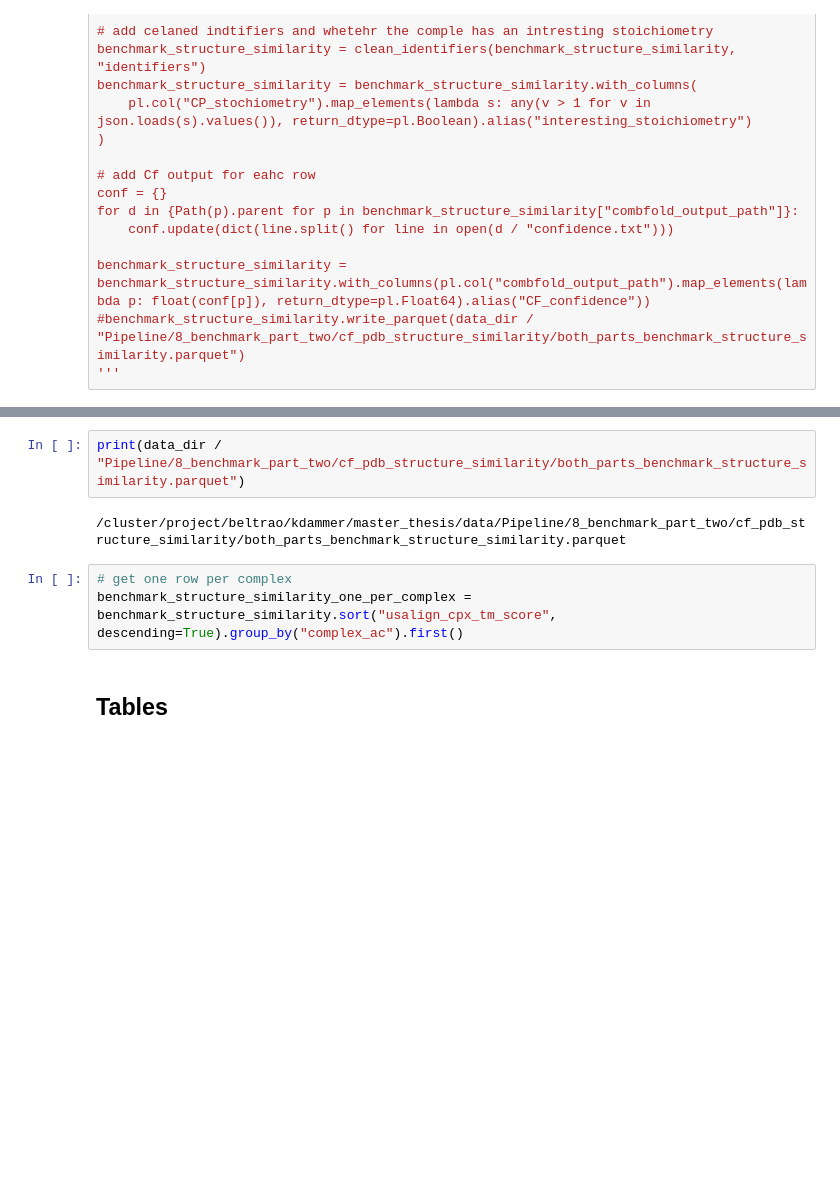
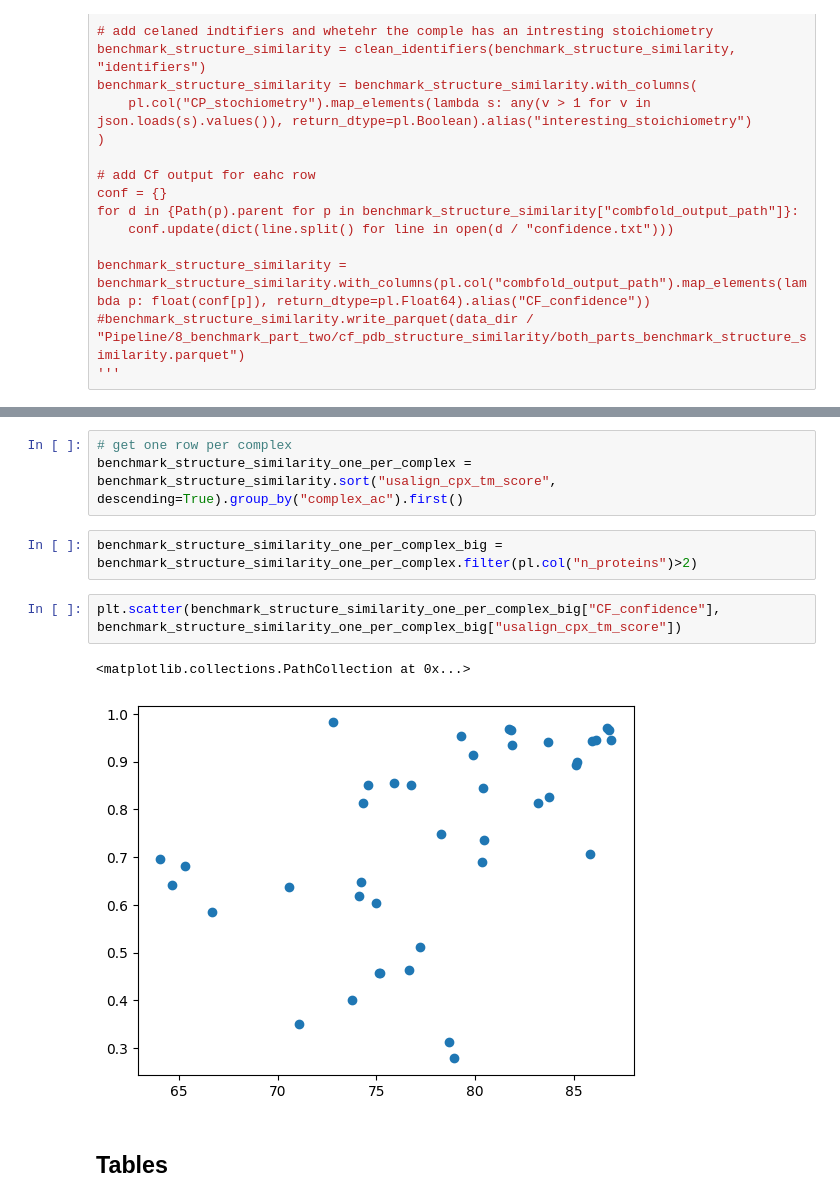
Before and after one commit to Kim-Dammer/master_thesis, a Jupyter notebook: notebooks/14_benchmark_analysis.ipynb, the cells around one changed output, grey strips where cells are left out. Cells and saved outputs as stored; diff of their text form; blank space fills up the shorter version.

```diff
--- a/notebooks/14_benchmark_analysis.ipynb
+++ b/notebooks/14_benchmark_analysis.ipynb
@@ -43,10 +54,13 @@ benchmark_structure_similarity = pl.read_parquet(data_dir / "Pipeline/8_benchmar
-# %%
-print(data_dir / "Pipeline/8_benchmark_part_two/cf_pdb_structure_similarity/both_parts_benchmark_structure_similarity.parquet")
-# %% [output]
-/cluster/project/beltrao/kdammer/master_thesis/data/Pipeline/8_benchmark_part_two/cf_pdb_structure_similarity/both_parts_benchmark_structure_similarity.parquet
 # %%
 # get one row per complex
 benchmark_structure_similarity_one_per_complex = benchmark_structure_similarity.sort("usalign_cpx_tm_score", descending=True).group_by("complex_ac").first()
+# %%
+benchmark_structure_similarity_one_per_complex_big = benchmark_structure_similarity_one_per_complex.filter(pl.col("n_proteins")>2)
+# %%
+plt.scatter(benchmark_structure_similarity_one_per_complex_big["CF_confidence"], benchmark_structure_similarity_one_per_complex_big["usalign_cpx_tm_score"])
+# %% [output]
+<matplotlib.collections.PathCollection at 0x...>
+[figure, added]
 # %% [markdown]
 ## Tables
 # %%
```
Also changed, not shown: parts of 12 cells of this notebook, 11 other files.
